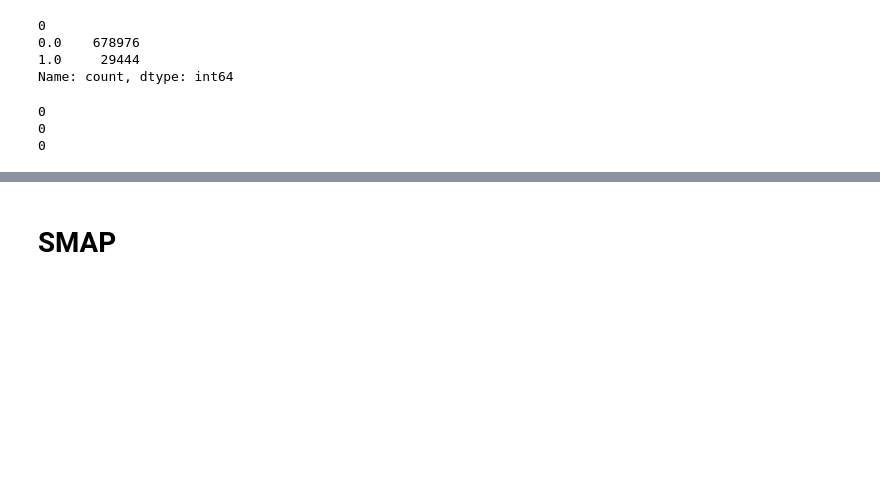
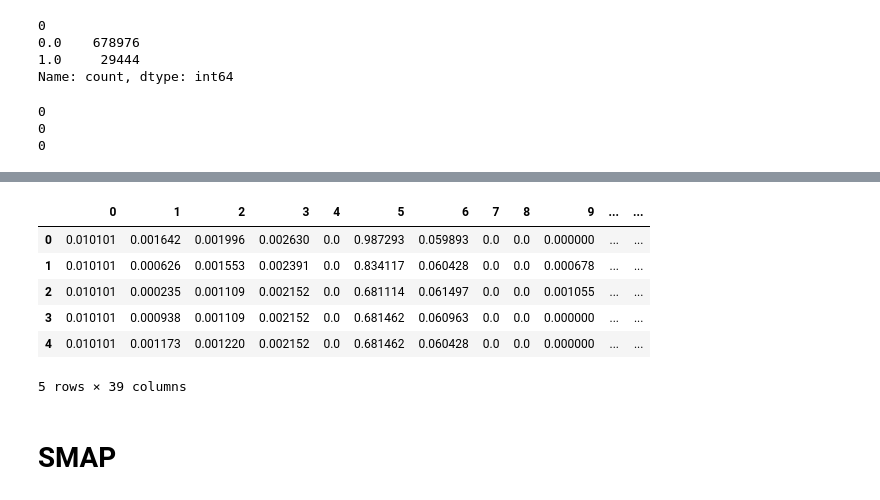
Before and after one commit to mortal-94/Time_Series_Anomaly_Detection, a Jupyter notebook: data_check.ipynb, the cells around one changed output, grey strips where cells are left out. Drawn from its saved outputs; the diff is of its cells as text; code cells hidden in the pictures; blank space fills up the shorter version.

```diff
--- a/data_check.ipynb
+++ b/data_check.ipynb
@@ -58,0 +72,12 @@ print(smd_test_labels_df.isnull().sum().sum())
+# %%
+# smd_train_df 的 label 取 0
+smd_train_df['label'] = 0
+smd_train_df.head()
+# %% [output]
+|  | 0 | 1 | 2 | 3 | 4 | 5 | 6 | 7 | 8 | 9 | ... | ... |
+| 0 | 0.010101 | 0.001642 | 0.001996 | 0.002630 | 0.0 | 0.987293 | 0.059893 | 0.0 | 0.0 | 0.000000 | ... | ... |
+| 1 | 0.010101 | 0.000626 | 0.001553 | 0.002391 | 0.0 | 0.834117 | 0.060428 | 0.0 | 0.0 | 0.000678 | ... | ... |
+| 2 | 0.010101 | 0.000235 | 0.001109 | 0.002152 | 0.0 | 0.681114 | 0.061497 | 0.0 | 0.0 | 0.001055 | ... | ... |
+| 3 | 0.010101 | 0.000938 | 0.001109 | 0.002152 | 0.0 | 0.681462 | 0.060963 | 0.0 | 0.0 | 0.000000 | ... | ... |
+| 4 | 0.010101 | 0.001173 | 0.001220 | 0.002152 | 0.0 | 0.681462 | 0.060428 | 0.0 | 0.0 | 0.000000 | ... | ... |
+5 rows × 39 columns
```
Also changed, not shown: parts of 2 cells of this notebook, 13 other files.
